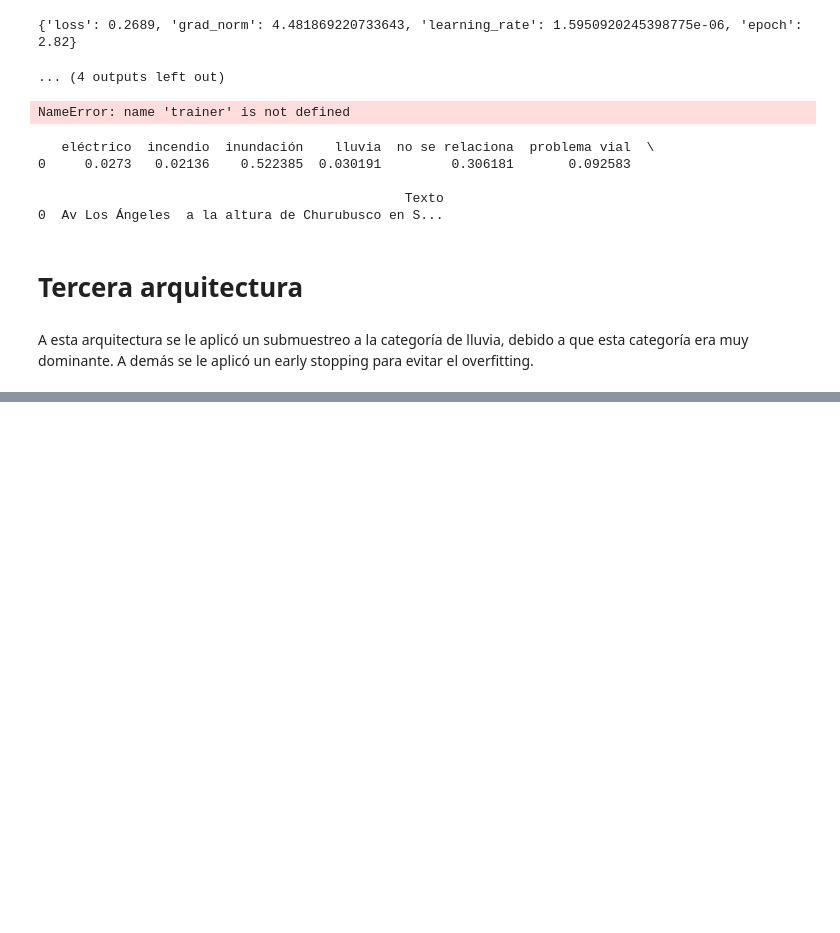
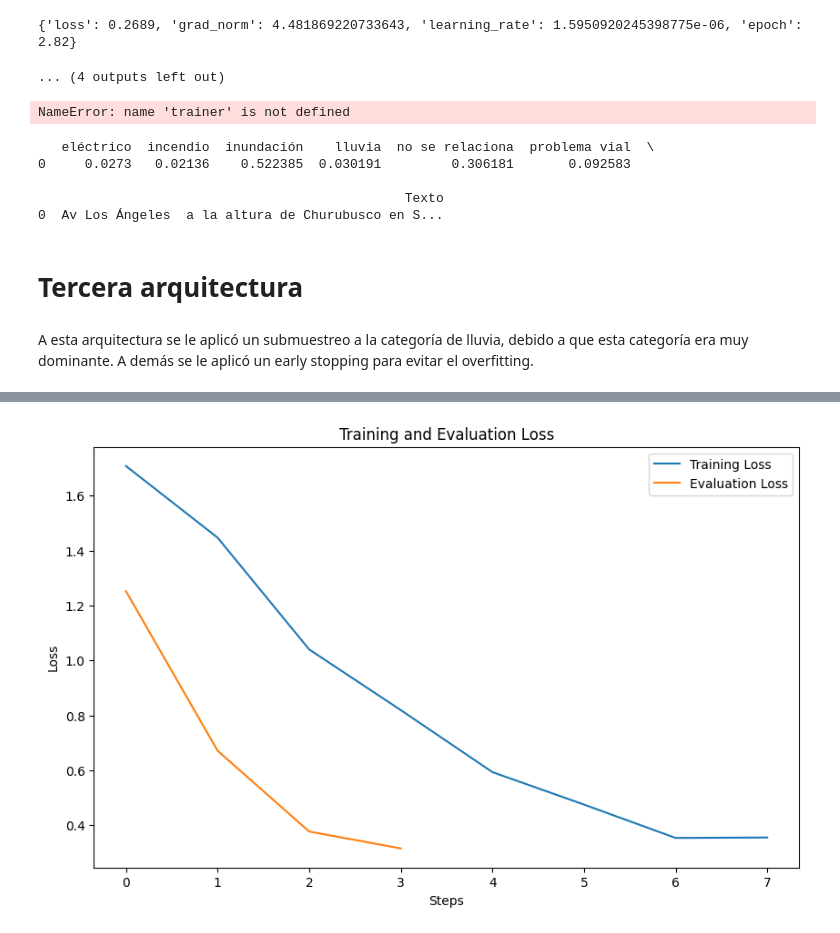
Before and after one commit to danips390/Riesgos_Urbanos_NLP, a Jupyter notebook: Classifaying_tweets.ipynb, the cells around one changed output, grey strips where cells are left out. Drawn from its saved outputs; the diff is of its cells as text; code cells hidden in the pictures; blank space fills up the shorter version.

```diff
--- a/Classifaying_tweets.ipynb
+++ b/Classifaying_tweets.ipynb
@@ -429,7 +429,6 @@ from sklearn.preprocessing import LabelEncoder
 from transformers import BertTokenizer, BertForSequenceClassification, Trainer, TrainingArguments, EarlyStoppingCallback
 from sklearn.metrics import classification_report
 import evaluate
-from imblearn.under_sampling import RandomUnderSampler
 
 # Cargar el dataset
 df = pd.read_csv("df_balanceado.csv")
@@ -438,19 +437,8 @@ df = pd.read_csv("df_balanceado.csv")
 label_encoder = LabelEncoder()
 df['label'] = label_encoder.fit_transform(df['Tipo'])
 
-# Submuestreo de la clase dominante (lluvia)
-X = df['Texto'].values.reshape(-1, 1)  # Reshape porque RandomUnderSampler espera más de una columna en X
-y = df['label']
-
-# Definir el submuestreo para balancear las clases
-under_sampler = RandomUnderSampler(random_state=42)
-X_resampled, y_resampled = under_sampler.fit_resample(X, y)
-
-# Convertir a dataframe para proceder
-df_resampled = pd.DataFrame({'Texto': X_resampled.flatten(), 'label': y_resampled})
-
-# Dividir el dataset balanceado en entrenamiento y prueba
-train, test = train_test_split(df_resampled, test_size=0.2, random_state=42)
+# Dividir el dataset en entrenamiento y prueba
+train, test = train_test_split(df, test_size=0.2, random_state=42)
 
 # Inicializar el tokenizer de BERT
 tokenizer = BertTokenizer.from_pretrained("bert-base-uncased")
@@ -520,7 +508,7 @@ trainer = Trainer(
     eval_dataset=test_dataset,
     compute_metrics=compute_metrics,
     callbacks=[EarlyStoppingCallback(early_stopping_patience=3)]
-)
+    )
 
 # Entrenar el modelo
 trainer.train()
@@ -542,0 +542,24 @@ KeyboardInterrupt:
+# %%
+import matplotlib.pyplot as plt
+import seaborn as sns
+from sklearn.metrics import confusion_matrix
+import numpy as np
+
+# Obtener los logs del entrenamiento
+train_loss_history = trainer.state.log_history
+
+# Filtrar los logs que contienen las pérdidas
+train_losses = [entry['loss'] for entry in train_loss_history if 'loss' in entry]
+eval_losses = [entry['eval_loss'] for entry in train_loss_history if 'eval_loss' in entry]
+
+# Graficar las pérdidas
+plt.figure(figsize=(10,6))
+plt.plot(train_losses, label='Training Loss')
+plt.plot(eval_losses, label='Evaluation Loss')
+plt.xlabel('Steps')
+plt.ylabel('Loss')
+plt.title('Training and Evaluation Loss')
+plt.legend()
+plt.show()
+# %% [output]
+[figure, added]
```
Also changed, not shown: parts of 6 cells of this notebook.
